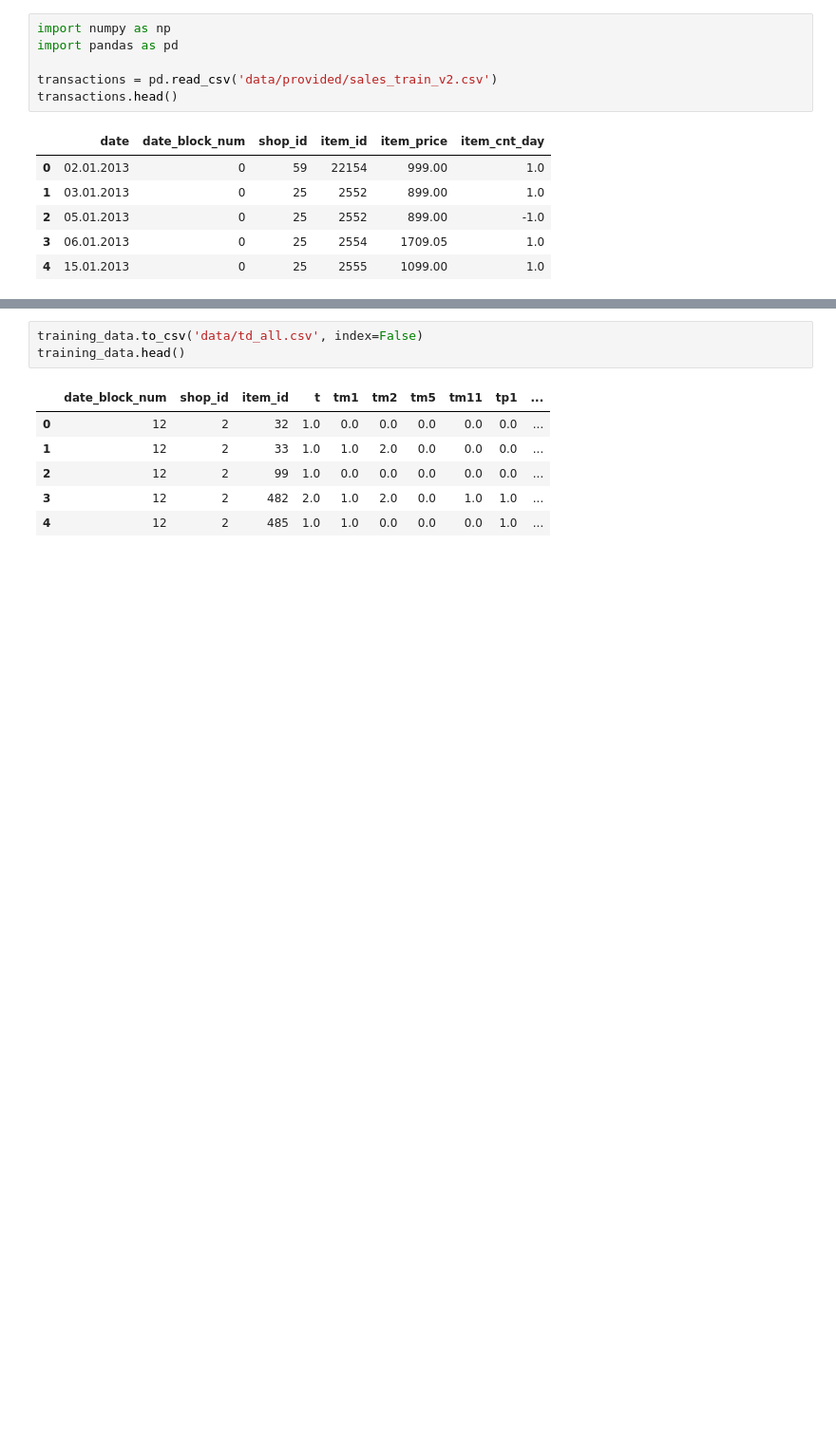
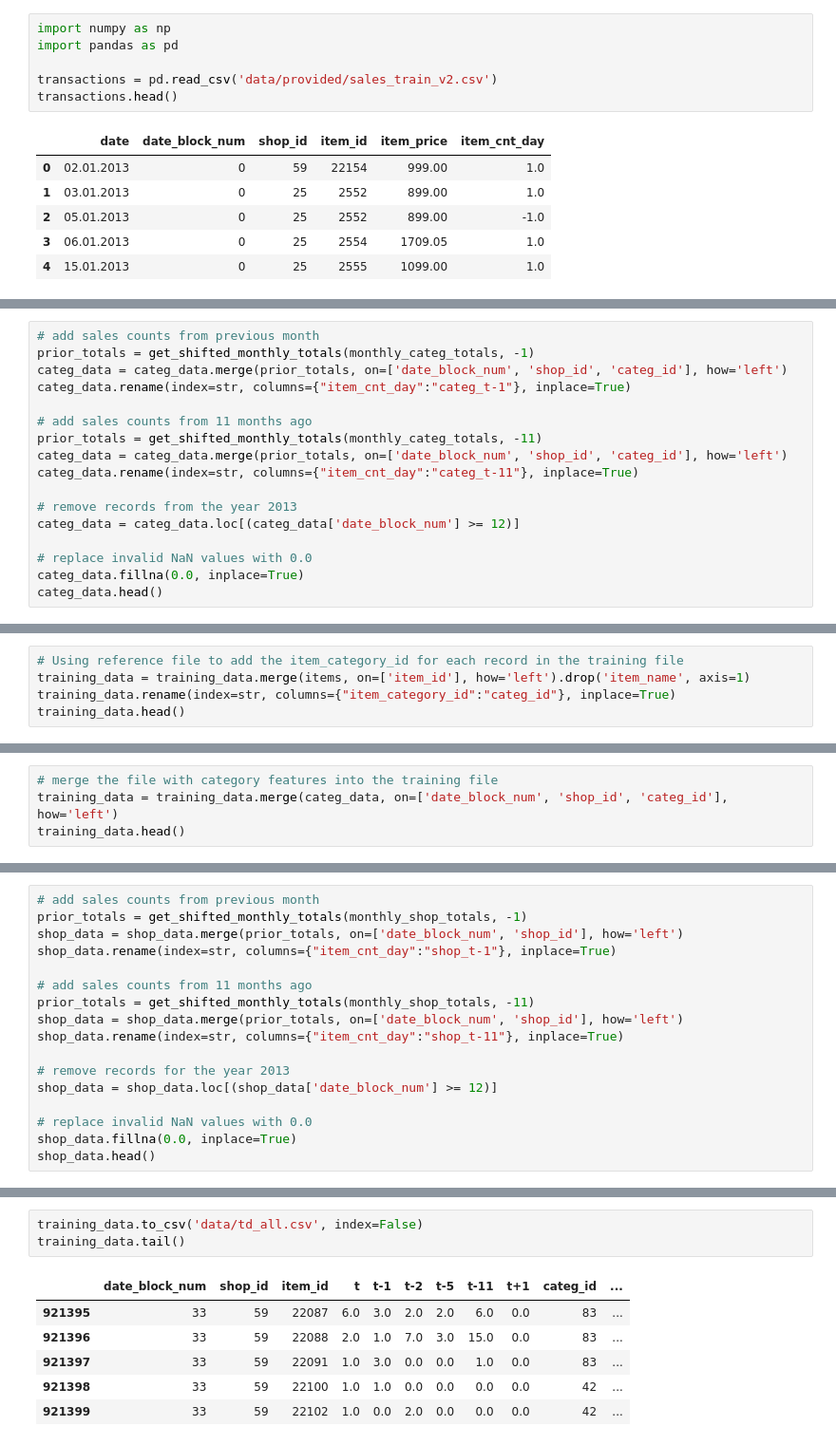
Before and after one commit to dylan-chu/Machine-Learning-Capstone, a Jupyter notebook: data_preparation.ipynb, the cells around one changed output, grey strips where cells are left out. Shown: that part at 95% size. Saved outputs shown, nothing was run; the diff lists cells and outputs as text; blank space fills up the shorter version.

Commit message:
Update data preparation notebook with comments

```diff
--- a/data_preparation.ipynb
+++ b/data_preparation.ipynb
@@ -265,0 +202,17 @@ shop_data.head()
+# %%
+# add sales counts from previous month
+prior_totals = get_shifted_monthly_totals(monthly_categ_totals, -1)
+categ_data = categ_data.merge(prior_totals, on=['date_block_num', 'shop_id', 'categ_id'], how='left')
+categ_data.rename(index=str, columns={"item_cnt_day":"categ_t-1"}, inplace=True)
+
+# add sales counts from 11 months ago
+prior_totals = get_shifted_monthly_totals(monthly_categ_totals, -11)
+categ_data = categ_data.merge(prior_totals, on=['date_block_num', 'shop_id', 'categ_id'], how='left')
+categ_data.rename(index=str, columns={"item_cnt_day":"categ_t-11"}, inplace=True)
+
+# remove records from the year 2013
+categ_data = categ_data.loc[(categ_data['date_block_num'] >= 12)]
+
+# replace invalid NaN values with 0.0
+categ_data.fillna(0.0, inplace=True)
+categ_data.head()
@@ -265,0 +228,5 @@ shop_data.head()
+# %%
+# Using reference file to add the item_category_id for each record in the training file
+training_data = training_data.merge(items, on=['item_id'], how='left').drop('item_name', axis=1)
+training_data.rename(index=str, columns={"item_category_id":"categ_id"}, inplace=True)
+training_data.head()
@@ -265,0 +240,4 @@ shop_data.head()
+# %%
+# merge the file with category features into the training file
+training_data = training_data.merge(categ_data, on=['date_block_num', 'shop_id', 'categ_id'], how='left')
+training_data.head()
@@ -265,0 +281,17 @@ shop_data.head()
+# %%
+# add sales counts from previous month
+prior_totals = get_shifted_monthly_totals(monthly_shop_totals, -1)
+shop_data = shop_data.merge(prior_totals, on=['date_block_num', 'shop_id'], how='left')
+shop_data.rename(index=str, columns={"item_cnt_day":"shop_t-1"}, inplace=True)
+
+# add sales counts from 11 months ago
+prior_totals = get_shifted_monthly_totals(monthly_shop_totals, -11)
+shop_data = shop_data.merge(prior_totals, on=['date_block_num', 'shop_id'], how='left')
+shop_data.rename(index=str, columns={"item_cnt_day":"shop_t-11"}, inplace=True)
+
+# remove records for the year 2013
+shop_data = shop_data.loc[(shop_data['date_block_num'] >= 12)]
+
+# replace invalid NaN values with 0.0
+shop_data.fillna(0.0, inplace=True)
+shop_data.head()
@@ -320,10 +373,10 @@ training_data.head()
 # %%
 training_data.to_csv('data/td_all.csv', index=False)
-training_data.head()
+training_data.tail()
 # %% [output]
-|  | date_block_num | shop_id | item_id | t | tm1 | tm2 | tm5 | tm11 | tp1 | ... |
-| 0 | 12 | 2 | 32 | 1.0 | 0.0 | 0.0 | 0.0 | 0.0 | 0.0 | ... |
-| 1 | 12 | 2 | 33 | 1.0 | 1.0 | 2.0 | 0.0 | 0.0 | 0.0 | ... |
-| 2 | 12 | 2 | 99 | 1.0 | 0.0 | 0.0 | 0.0 | 0.0 | 0.0 | ... |
-| 3 | 12 | 2 | 482 | 2.0 | 1.0 | 2.0 | 0.0 | 1.0 | 1.0 | ... |
-| 4 | 12 | 2 | 485 | 1.0 | 1.0 | 0.0 | 0.0 | 0.0 | 1.0 | ... |
+|  | date_block_num | shop_id | item_id | t | t-1 | t-2 | t-5 | t-11 | t+1 | categ_id | ... |
+| 921395 | 33 | 59 | 22087 | 6.0 | 3.0 | 2.0 | 2.0 | 6.0 | 0.0 | 83 | ... |
+| 921396 | 33 | 59 | 22088 | 2.0 | 1.0 | 7.0 | 3.0 | 15.0 | 0.0 | 83 | ... |
+| 921397 | 33 | 59 | 22091 | 1.0 | 3.0 | 0.0 | 0.0 | 1.0 | 0.0 | 83 | ... |
+| 921398 | 33 | 59 | 22100 | 1.0 | 1.0 | 0.0 | 0.0 | 0.0 | 0.0 | 42 | ... |
+| 921399 | 33 | 59 | 22102 | 1.0 | 0.0 | 2.0 | 0.0 | 0.0 | 0.0 | 42 | ... |
```
Also changed, not shown: parts of 65 cells of this notebook.
